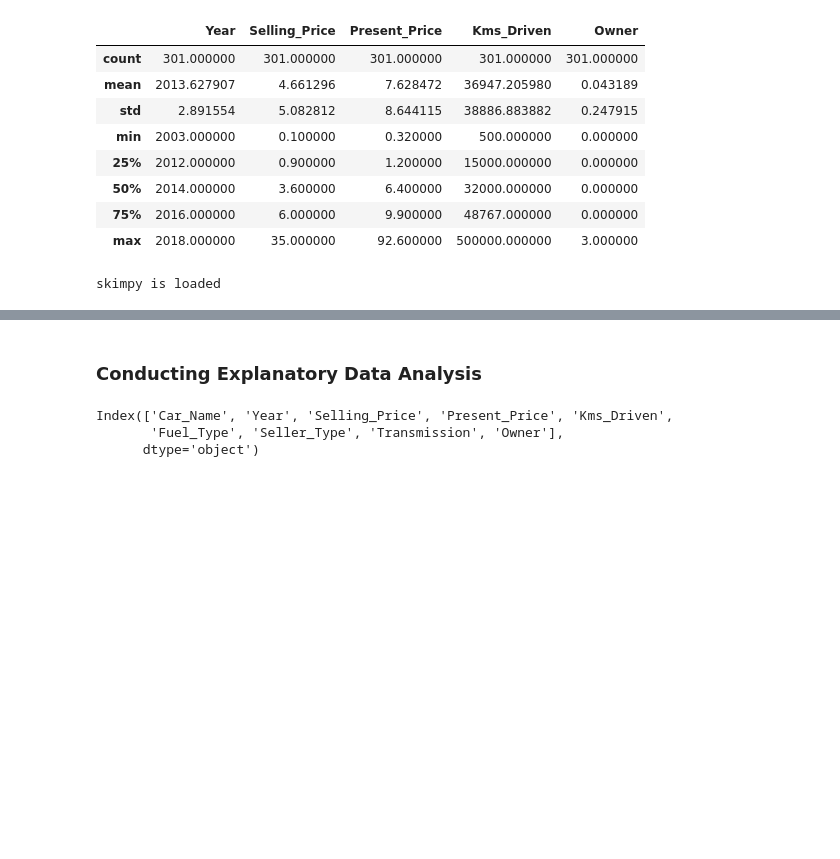
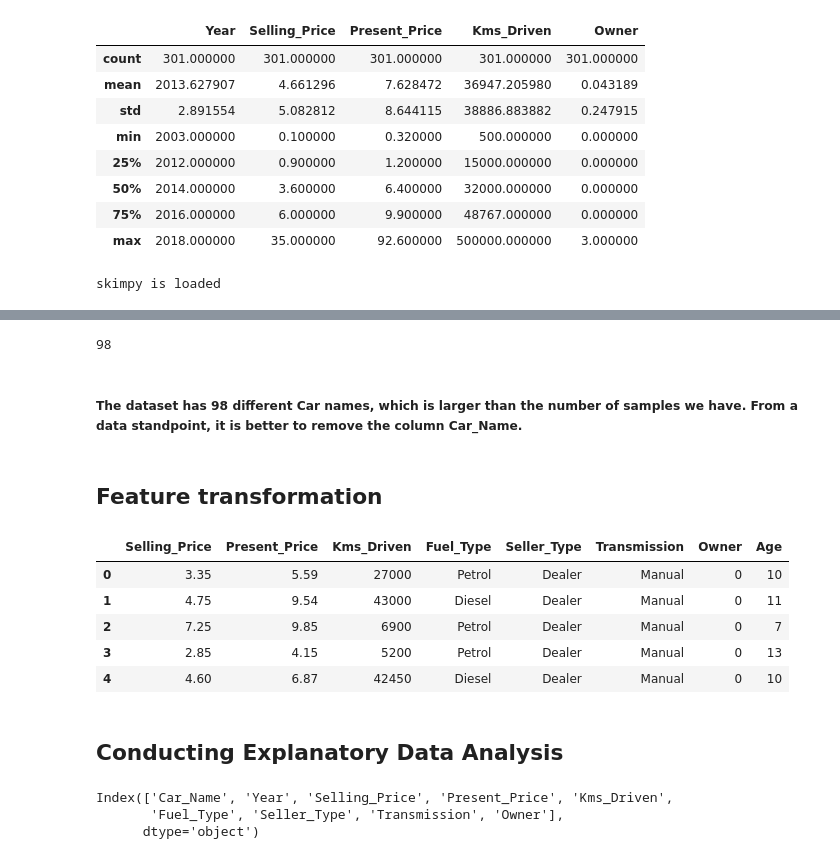
Before and after one commit to youzaina001/ML_supervised, a Jupyter notebook: Simple_Linear_Regression_sklearn.ipynb, the cells around one changed output, grey strips where cells are left out. Drawn from its saved outputs; the diff is of its cells as text; code cells hidden in the pictures; blank space fills up the shorter version.

```diff
--- a/Simple_Linear_Regression_sklearn.ipynb
+++ b/Simple_Linear_Regression_sklearn.ipynb
@@ -92,0 +82,6 @@ gg.ggplot(db, gg.aes(x='Year', y='Selling_Price')) + gg.geom_point()
+# %%
+db['Car_Name'].nunique()
+# %% [output]
+98
+# %% [markdown]
+##### The dataset has 98 different Car names, which is larger than the number of samples we have. From a data standpoint, it is better to remove the column Car_Name.
@@ -92,0 +90,2 @@ gg.ggplot(db, gg.aes(x='Year', y='Selling_Price')) + gg.geom_point()
+# %% [markdown]
+## Feature transformation
@@ -93,5 +96,14 @@ gg.ggplot(db, gg.aes(x='Year', y='Selling_Price')) + gg.geom_point()
+# %%
+db.head()
+# %% [output]
+|  | Selling_Price | Present_Price | Kms_Driven | Fuel_Type | Seller_Type | Transmission | Owner | Age |
+| 0 | 3.35 | 5.59 | 27000 | Petrol | Dealer | Manual | 0 | 10 |
+| 1 | 4.75 | 9.54 | 43000 | Diesel | Dealer | Manual | 0 | 11 |
+| 2 | 7.25 | 9.85 | 6900 | Petrol | Dealer | Manual | 0 | 7 |
+| 3 | 2.85 | 4.15 | 5200 | Petrol | Dealer | Manual | 0 | 13 |
+| 4 | 4.60 | 6.87 | 42450 | Diesel | Dealer | Manual | 0 | 10 |
 # %% [markdown]
-### Conducting Explanatory Data Analysis
+## Conducting Explanatory Data Analysis
 # %%
 # Columns description
 db.columns
```
Also changed, not shown: parts of 9 cells of this notebook.
